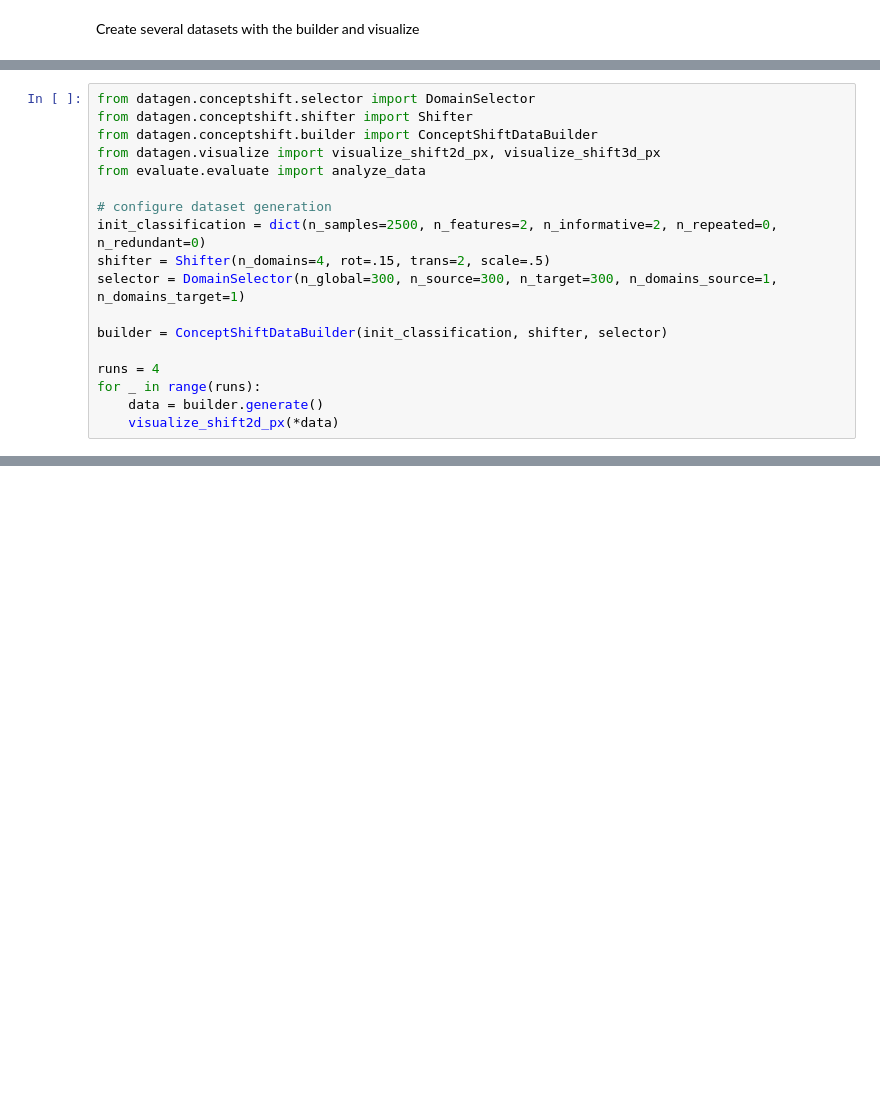
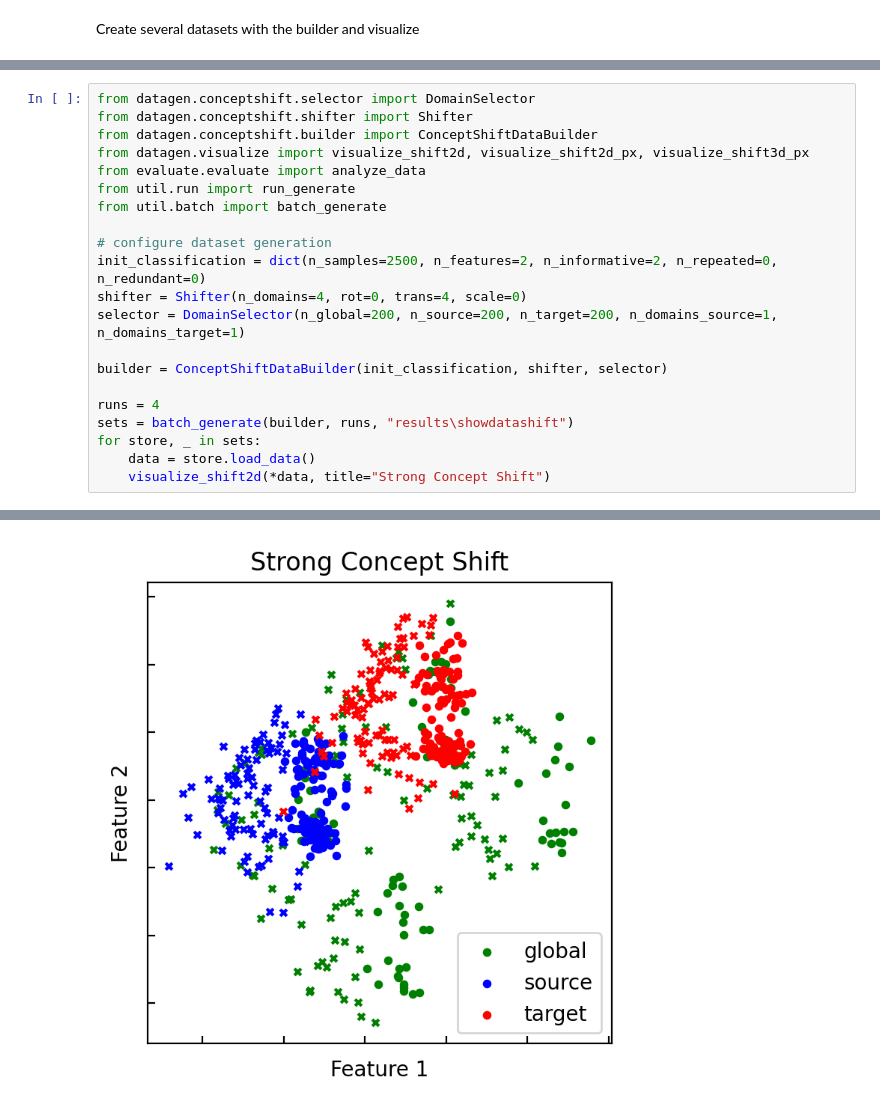
Before and after one commit to EWitting/global-domain-adapation, a Jupyter notebook: showdatashift.ipynb, the cells around one changed output, grey strips where cells are left out. Cells and saved outputs as stored; diff of their text form; blank space fills up the shorter version.

```diff
--- a/showdatashift.ipynb
+++ b/showdatashift.ipynb
@@ -43,18 +44,21 @@ class-marginal-target: 0.517
 from datagen.conceptshift.selector import DomainSelector
 from datagen.conceptshift.shifter import Shifter
 from datagen.conceptshift.builder import ConceptShiftDataBuilder
-from datagen.visualize import visualize_shift2d_px, visualize_shift3d_px
+from datagen.visualize import visualize_shift2d, visualize_shift2d_px, visualize_shift3d_px
 from evaluate.evaluate import analyze_data
+from util.run import run_generate
+from util.batch import batch_generate
 
 # configure dataset generation
 init_classification = dict(n_samples=2500, n_features=2, n_informative=2, n_repeated=0, n_redundant=0)
-shifter = Shifter(n_domains=4, rot=.15, trans=2, scale=.5)
-selector = DomainSelector(n_global=300, n_source=300, n_target=300, n_domains_source=1, n_domains_target=1)
+shifter = Shifter(n_domains=4, rot=0, trans=4, scale=0)
+selector = DomainSelector(n_global=200, n_source=200, n_target=200, n_domains_source=1, n_domains_target=1)
 
 builder = ConceptShiftDataBuilder(init_classification, shifter, selector)
 
 runs = 4
-for _ in range(runs):
-    data = builder.generate()
-    visualize_shift2d_px(*data)
+sets = batch_generate(builder, runs, "results\showdatashift")
+for store, _ in sets:
+    data = store.load_data()
+    visualize_shift2d(*data, title="Strong Concept Shift")
 # %% [output]
@@ -64,0 +65 @@ for _ in range(runs):
+[figure, added]
```
Also changed, not shown: parts of 2 cells of this notebook, 10 other files.
